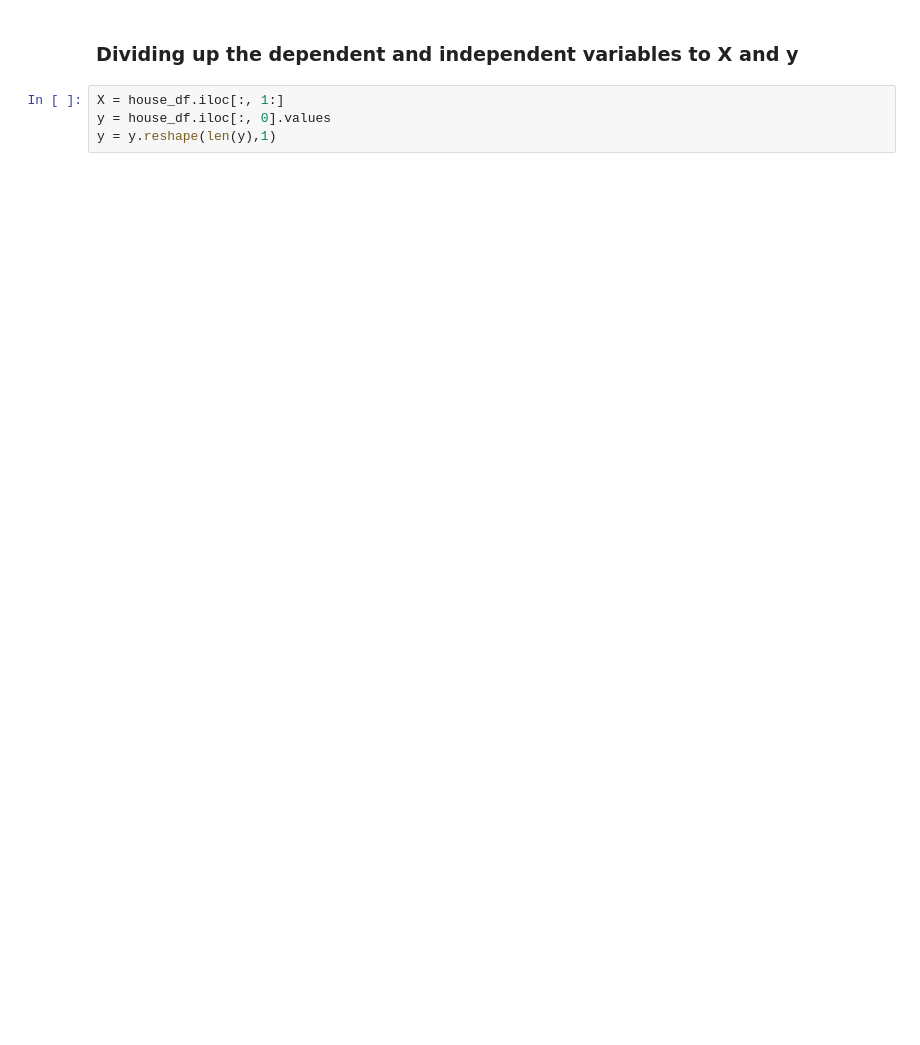
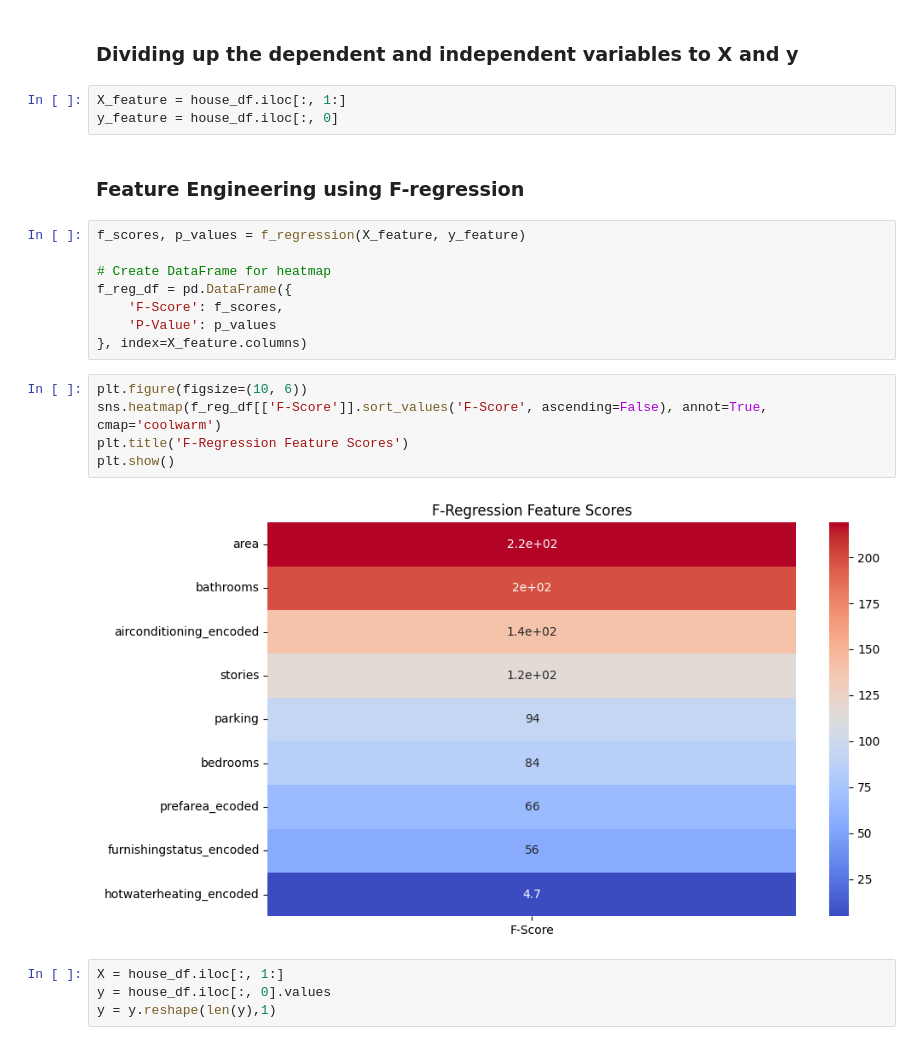
Before and after one commit to JosiahLam/Housing-Price-Prediction, a Jupyter notebook: Model_01.ipynb, the cells around one changed output. Saved outputs shown, nothing was run; the diff lists cells and outputs as text; blank space fills up the shorter version.

Commit message:
update f-regression

```diff
--- a/Model_01.ipynb
+++ b/Model_01.ipynb
@@ -111,6 +113,26 @@ house_df.head(5)
 | 4 | 11410000 | 7420 | 4 | 1 | 2 | 2 | 0 | 1 | ... |
 # %% [markdown]
 ### Dividing up the dependent and independent variables to X and y
+# %%
+X_feature = house_df.iloc[:, 1:]
+y_feature = house_df.iloc[:, 0]
+# %% [markdown]
+### Feature Engineering using F-regression
+# %%
+f_scores, p_values = f_regression(X_feature, y_feature)
+
+# Create DataFrame for heatmap
+f_reg_df = pd.DataFrame({
+    'F-Score': f_scores,
+    'P-Value': p_values
+}, index=X_feature.columns)
+# %%
+plt.figure(figsize=(10, 6))
+sns.heatmap(f_reg_df[['F-Score']].sort_values('F-Score', ascending=False), annot=True, cmap='coolwarm')
+plt.title('F-Regression Feature Scores')
+plt.show()
+# %% [output]
+[figure, added]
 # %%
 X = house_df.iloc[:, 1:]
 y = house_df.iloc[:, 0].values
```
Also changed, not shown: parts of 5 cells of this notebook.
